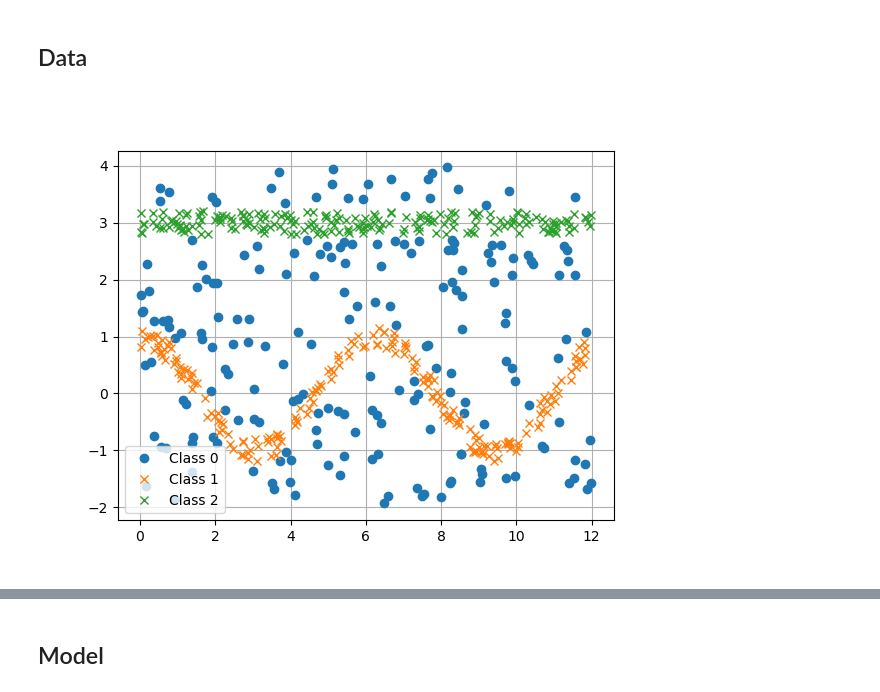
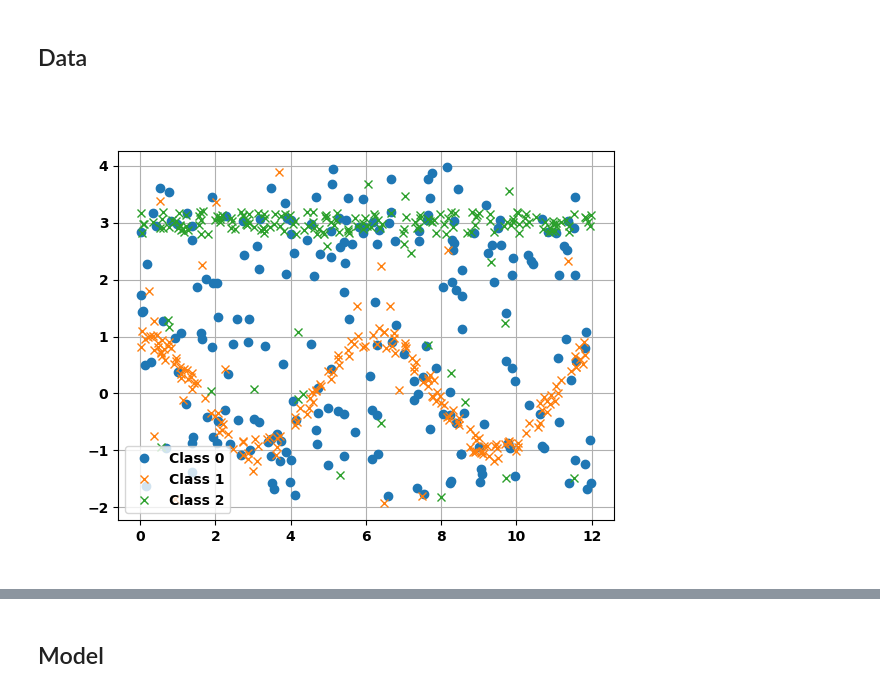
Before and after one commit to AlexanderAuras/learning_the_loss, a Jupyter notebook: 2d.ipynb, the cells around one changed output, grey strips where cells are left out. Saved outputs shown, nothing was run; the diff lists cells and outputs as text; code cells hidden in the pictures.

```diff
--- a/2d.ipynb
+++ b/2d.ipynb
@@ -36,7 +36,7 @@ data_functions = [
     lambda x: torch.full_like(x, 3.0)
 ]
 
-def generateData(counts):
+def generateData(counts, noise=True):
     #Generate random points
     points = torch.rand((counts[0], 2), dtype=torch.float32)
     points[:,0] = data_x+points[:,0]*data_width
@@ -53,17 +53,21 @@ def generateData(counts):
         points = torch.cat((points, torch.stack((tmp, data_functions[i](tmp)+(2.0*torch.rand((counts[i+1],))-1.0)*2.0/3.0*data_size), dim=1)))
         labels = torch.cat((labels, torch.full((counts[i+1],), i+1, dtype=torch.long)))
 
+    if noise:
+        for i in range(labels.shape[0]):
+            labels[i] = utils._lgnt(torch.tensor([[0.80,0.1,0.1],[0.15,0.85,0.0],[0.15,0.0,0.85]]), labels[i])
+
     return points, labels
 # %%
 x_train, y_train = generateData(data_counts[0])
 
 fig = plt.figure()
 axes = fig.add_subplot(111)
-axes.plot(x_train[:data_counts_acc[0][1],0], x_train[:data_counts_acc[0][1],1], 'o', label='Class 0')
-axes.plot(x_train[data_counts_acc[0][1]:data_counts_acc[0][2],0], x_train[data_counts_acc[0][1]:data_counts_acc[0][2],1], 'x', label='Class 1')
-axes.plot(x_train[data_counts_acc[0][2]:,0], x_train[data_counts_acc[0][2]:,1], 'x', label='Class 2')
+axes.plot(x_train[y_train==0,0], x_train[y_train==0,1], 'o', label='Class 0')
+axes.plot(x_train[y_train==1,0], x_train[y_train==1,1], 'x', label='Class 1')
+axes.plot(x_train[y_train==2,0], x_train[y_train==2,1], 'x', label='Class 2')
 axes.legend()
 axes.grid()
 # %% [output]
-[figure, old version]
+[figure, new version]
 # %%
```
Also changed, not shown: parts of 19 cells of this notebook, 9 other files.
